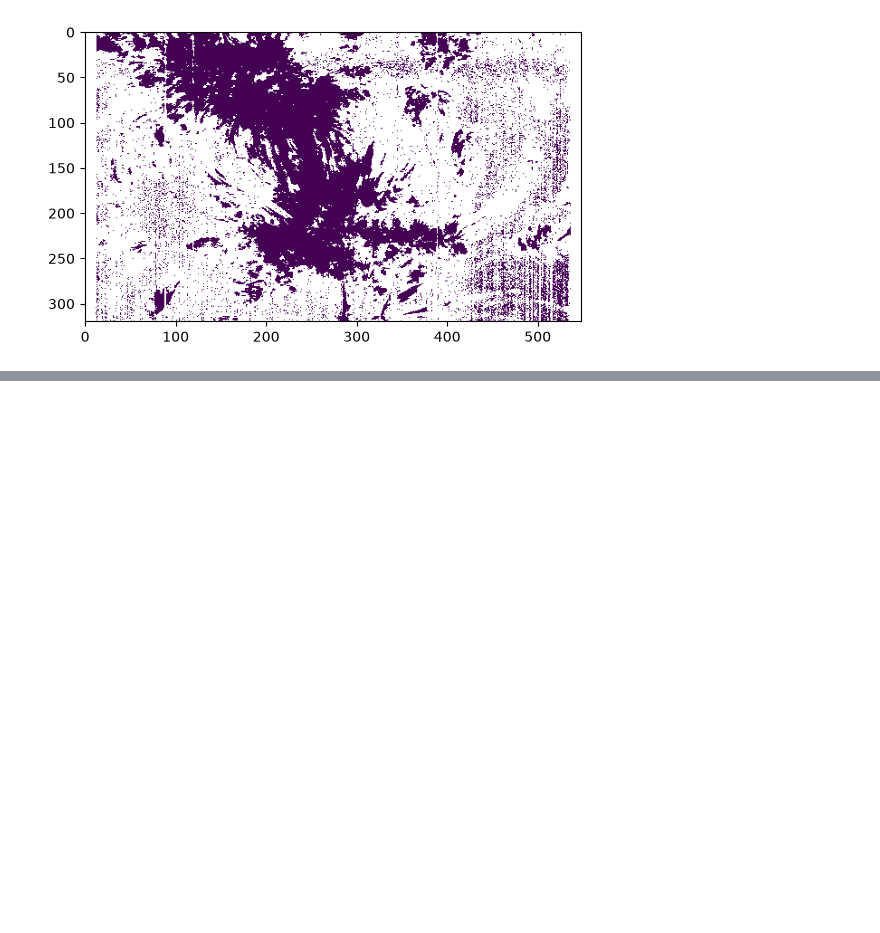
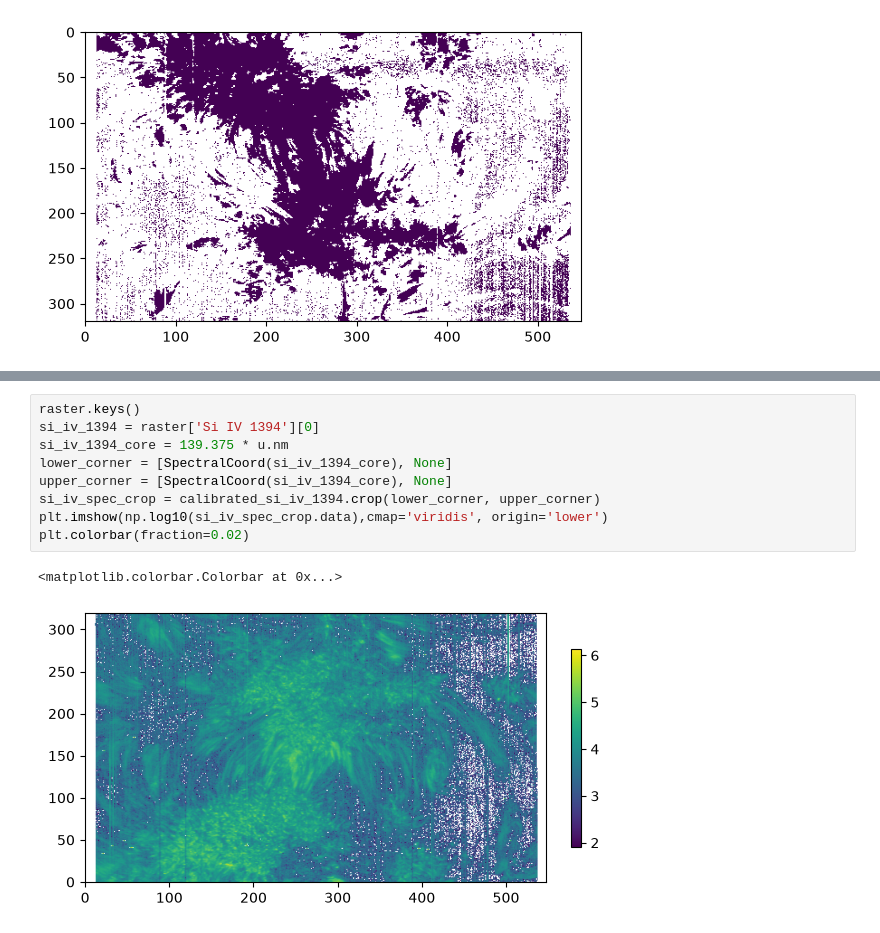
Before and after one commit to souvikita/muse_validation_pipeline, a Jupyter notebook: museval/working_codes/ar_fit_analysis.ipynb, the cells around one changed output, grey strips where cells are left out. Drawn from its saved outputs; the diff is of its cells as text; blank space fills up the shorter version.

```diff
--- a/museval/working_codes/ar_fit_analysis.ipynb
+++ b/museval/working_codes/ar_fit_analysis.ipynb
@@ -201,0 +327,12 @@ plt.imshow(mask)
+# %%
+raster.keys()
+si_iv_1394 = raster['Si IV 1394'][0]
+si_iv_1394_core = 139.375 * u.nm
+lower_corner = [SpectralCoord(si_iv_1394_core), None]
+upper_corner = [SpectralCoord(si_iv_1394_core), None]
+si_iv_spec_crop = calibrated_si_iv_1394.crop(lower_corner, upper_corner)
+plt.imshow(np.log10(si_iv_spec_crop.data),cmap='viridis', origin='lower')
+plt.colorbar(fraction=0.02)
+# %% [output]
+<matplotlib.colorbar.Colorbar at 0x...>
+[figure, added]
```
Also changed, not shown: parts of 18 cells of this notebook.
